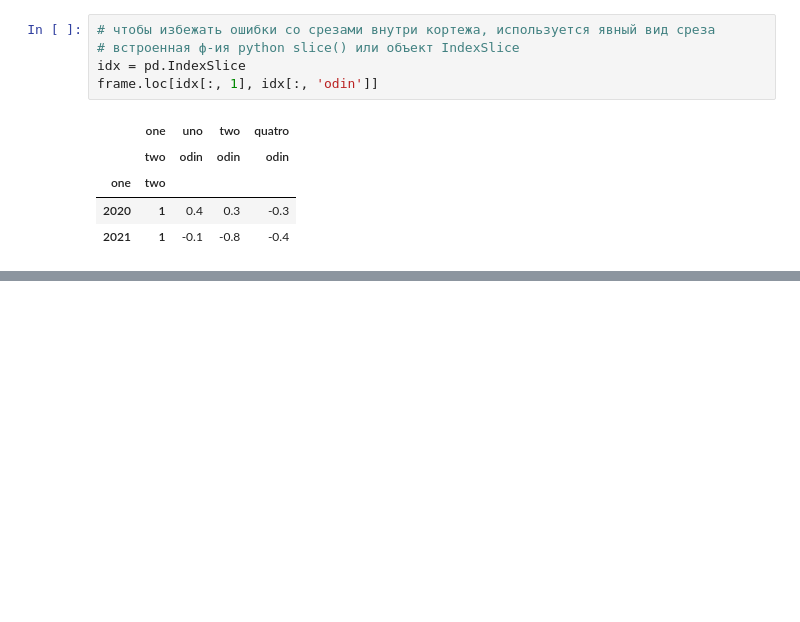
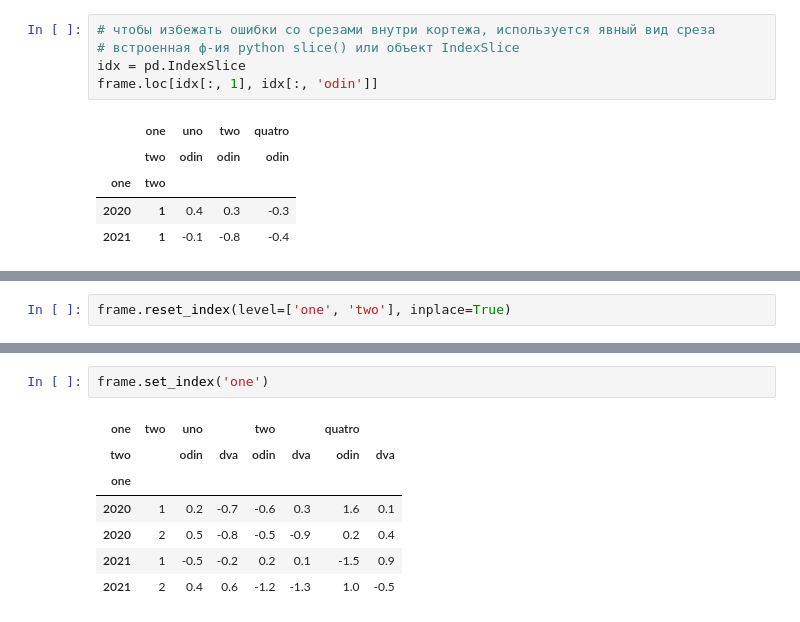
Before and after one commit to KonstantinKlepikov/all-python-ml-learning, a Jupyter notebook: pandas-learning.ipynb, the cells around one changed output, grey strips where cells are left out. Drawn from its saved outputs; the diff is of its cells as text; blank space fills up the shorter version.

```diff
--- a/pandas-learning.ipynb
+++ b/pandas-learning.ipynb
@@ -1337,0 +1390,2 @@ frame.loc[idx[:, 1], idx[:, 'odin']]
+# %%
+frame.reset_index(level=['one', 'two'], inplace=True)
@@ -1337,0 +1401,10 @@ frame.loc[idx[:, 1], idx[:, 'odin']]
+# %%
+frame.set_index('one')
+# %% [output]
+| one | two | uno |  | two |  | quatro |  |
+| two |  | odin | dva | odin | dva | odin | dva |
+| one |  |  |  |  |  |  |  |
+| 2020 | 1 | 0.2 | -0.7 | -0.6 | 0.3 | 1.6 | 0.1 |
+| 2020 | 2 | 0.5 | -0.8 | -0.5 | -0.9 | 0.2 | 0.4 |
+| 2021 | 1 | -0.5 | -0.2 | 0.2 | 0.1 | -1.5 | 0.9 |
+| 2021 | 2 | 0.4 | 0.6 | -1.2 | -1.3 | 1.0 | -0.5 |
```
Also changed, not shown: parts of 14 cells of this notebook.
